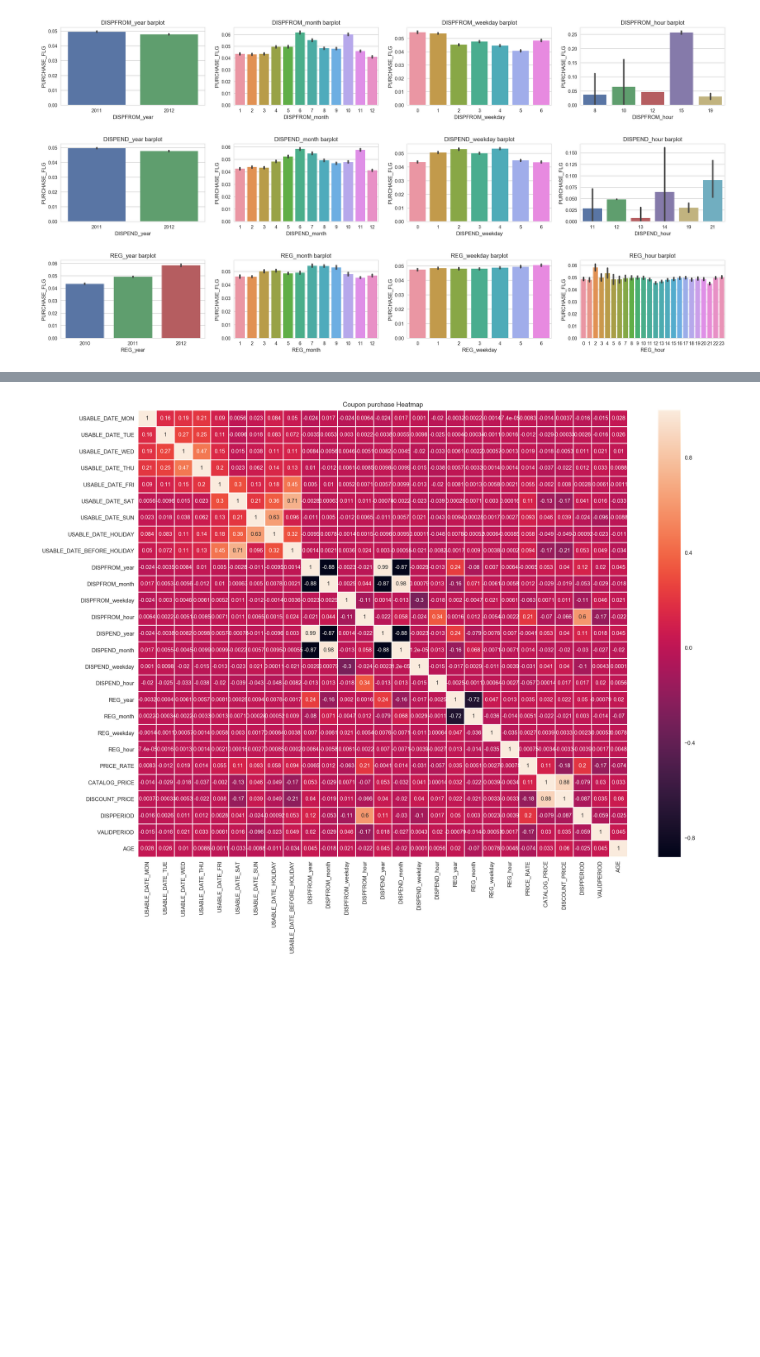
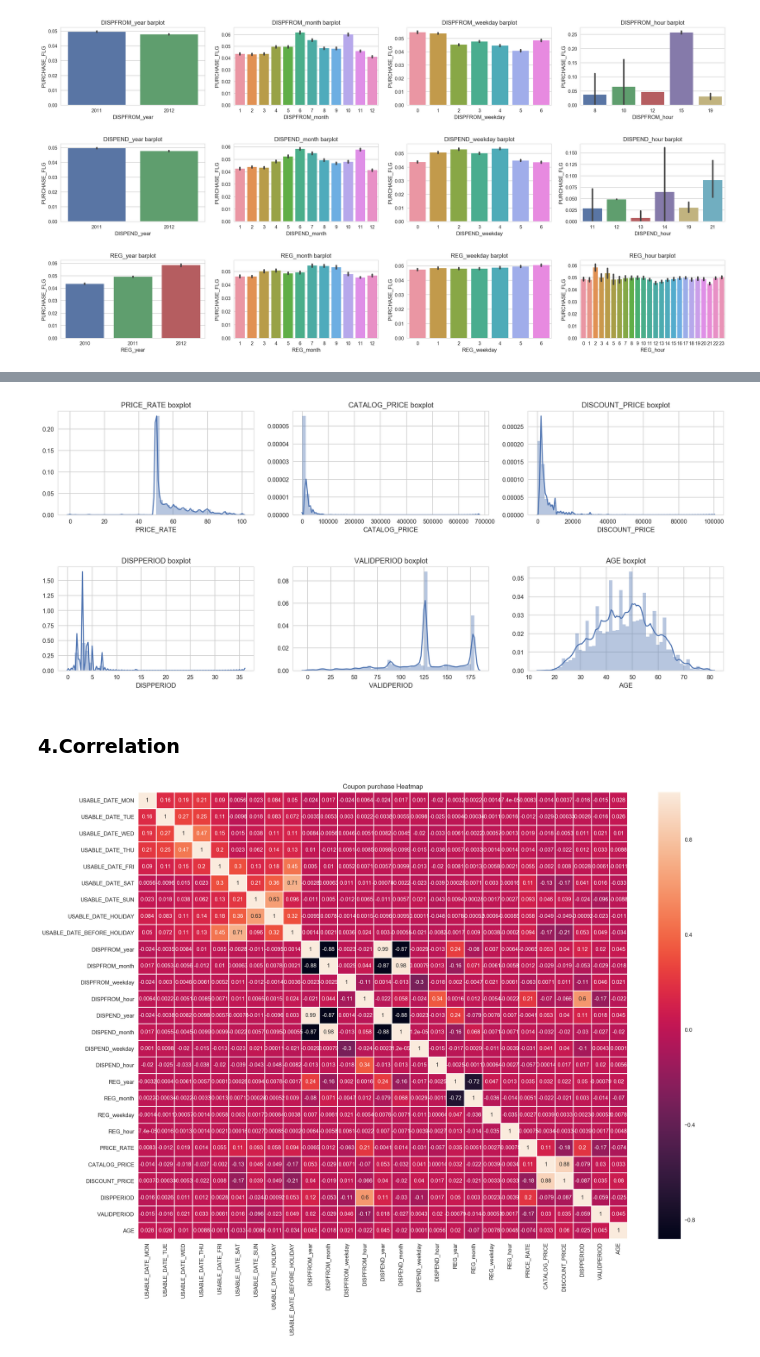
Before and after one commit to Romanism/Project, a Jupyter notebook: 02_Coupon Purchase Prediction/03_EDA.ipynb, the cells around one changed output, grey strips where cells are left out. Saved outputs shown, nothing was run; the diff lists cells and outputs as text; code cells hidden in the pictures; blank space fills up the shorter version.

```diff
--- a/02_Coupon Purchase Prediction/03_EDA.ipynb
+++ b/02_Coupon Purchase Prediction/03_EDA.ipynb
@@ -166,3 +214,16 @@ for i in range(18, 23+1) :
+# %%
+# feature distplot
+plt.figure(figsize=(20, 8))
+subplots_adjust(hspace = 0.5)
+
+for i in range(29, 34+1):
+    plt.subplot(2, 3, i-28)
+    sns.distplot(train[train.columns[i]].values, axlabel = train.columns[i])
+    plt.title('{} boxplot'.format(train.columns[i]))
+# %% [output]
+[figure, added]
+# %% [markdown]
+### 4.Correlation
 # %%
 # correlation
 correlation = train.drop(['USER_ID_hash', 'COUPON_ID_hash', 'CAPSULE_TEXT', 'GENRE_NAME', 'PURCHASE_FLG'], axis = 1)
```
Also changed, not shown: parts of 17 cells of this notebook, 4 other files.
